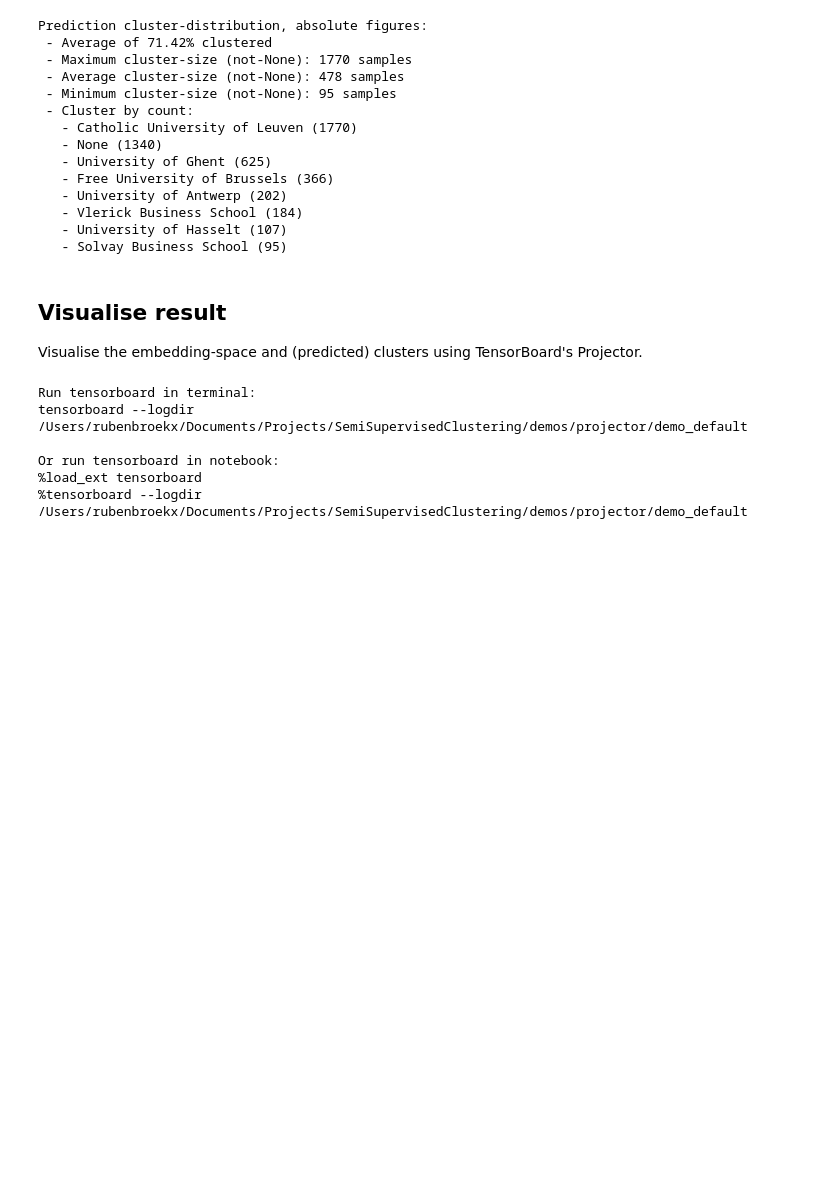
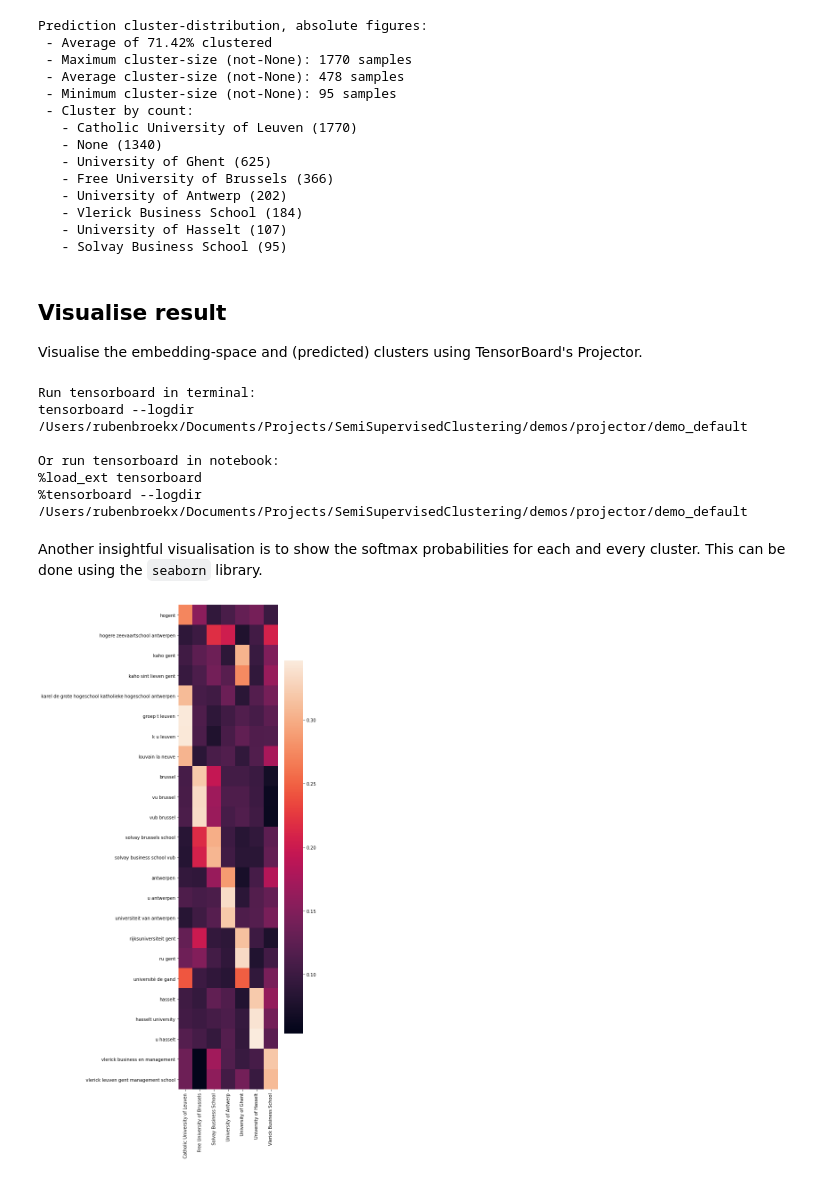
Before and after one commit to RubenPants/SemiSupervisedClustering, a Jupyter notebook: demos/1_default_usage.ipynb, the cells around one changed output. Drawn from its saved outputs; the diff is of its cells as text; code cells hidden in the pictures; blank space fills up the shorter version.

Commit message:
Add softmax probability visualisation

```diff
--- a/demos/1_default_usage.ipynb
+++ b/demos/1_default_usage.ipynb
@@ -359,3 +380,17 @@ tensorboard --logdir /Users/rubenbroekx/Documents/Projects/SemiSupervisedCluster
 Or run tensorboard in notebook:
 %load_ext tensorboard
 %tensorboard --logdir /Users/rubenbroekx/Documents/Projects/SemiSupervisedClustering/demos/projector/demo_default
+# %% [markdown]
+Another insightful visualisation is to show the softmax probabilities for each and every cluster. This can be done using the `seaborn` library.
+# %%
+import seaborn as sns
+validation_data = [k for k,_ in model.clusterer.get_validation_data()]
+cluster_ids, probs = model.get_all_cluster_prob(validation_data)
+
+plt.figure(figsize=(5,20))
+sns.heatmap(probs)
+plt.xticks(ticks=[x+.5 for x in range(7)], labels=cluster_ids, rotation=90)
+plt.yticks(ticks=[x+.5 for x in range(len(validation_data))], labels=validation_data, rotation=0)
+_ = plt.show()
+# %% [output]
+[figure, added]
```
Also changed, not shown: parts of 1 cell of this notebook, 4 other files.
